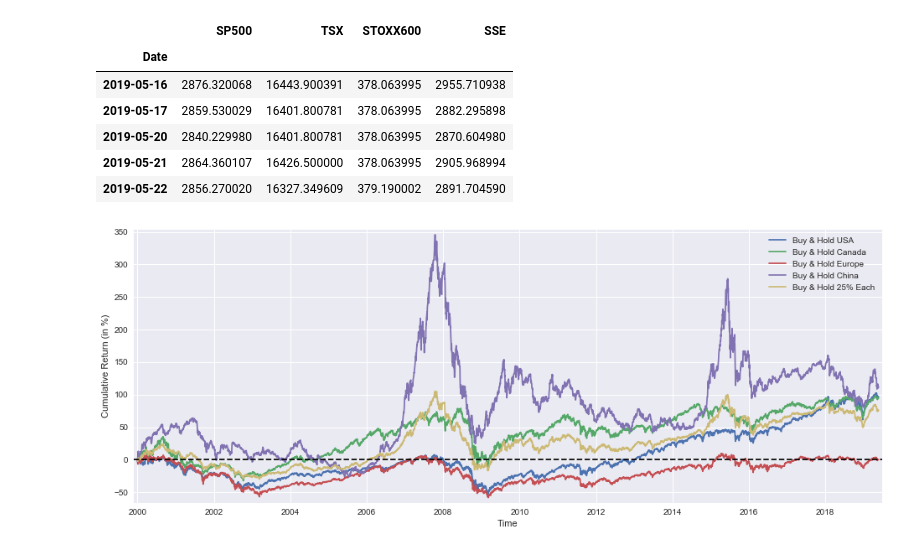
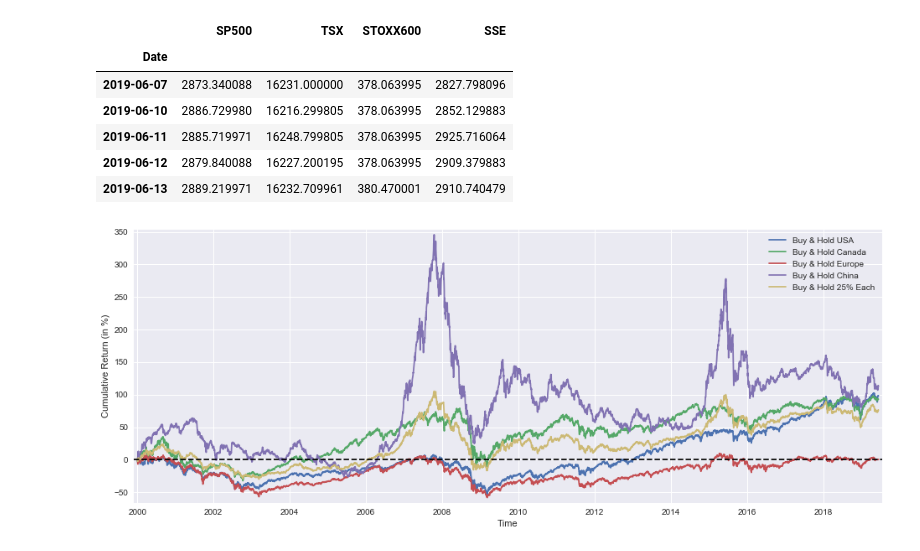
Before and after one commit to LongOnly/Quantitative-Notebooks, a Jupyter notebook: AssetAllocation.ipynb, the cells around one changed output. Cells and saved outputs as stored; diff of their text form; code cells hidden in the pictures.

```diff
--- a/AssetAllocation.ipynb
+++ b/AssetAllocation.ipynb
@@ -1,5 +1,5 @@
 # %%
-# python 3.7.3+
+# python 3.7
 # contact@leonardofilipe.com
 
 # For yahoo finance
@@ -33,39 +33,39 @@ def getdata(tickers,start,end,frequency):
             crumb = m.groupdict()['crumb']
     for ticker in tickers:
         url_str  = "https://query1.finance.yahoo.com/v7/finance/download/%s"
         url_str += "?period1=%s&period2=%s&interval=%s&events=history&crumb=%s"
         url = url_str % (ticker, start, end, frequency, crumb)
         res = requests.get(url, cookies={'B': cookie}).text
         OHLC[ticker] = pd.read_csv(io.StringIO(res), index_col=0,
                                    error_bad_lines=False).replace('null', np.nan).dropna()
         OHLC[ticker].index = pd.to_datetime(OHLC[ticker].index)
         OHLC[ticker] = OHLC[ticker].apply(pd.to_numeric)
     return OHLC
 
 # Assets under consideration
 tickers = ['%5EGSPTSE','%5EGSPC','%5ESTOXX','000001.SS']
 
 # If yahoo data retrieval fails, try until it returns something
 data = None
 while data is None:
     try:
-        data = getdata(tickers,'946685000','1558566000','1d')
+        data = getdata(tickers,'946685000','1560466800','1d')
     except:
          pass
 
 ICP = pd.DataFrame({'SP500':    data['%5EGSPC']['Adj Close'],
                     'TSX':      data['%5EGSPTSE']['Adj Close'],
                     'STOXX600': data['%5ESTOXX']['Adj Close'],
                     'SSE':      data['000001.SS']['Adj Close']}).fillna(method='ffill')
 ICP.tail()
 # %% [output]
 |  | SP500 | TSX | STOXX600 | SSE |
 | Date |  |  |  |  |
-| 2019-05-16 | 2876.320068 | 16443.900391 | 378.063995 | 2955.710938 |
-| 2019-05-17 | 2859.530029 | 16401.800781 | 378.063995 | 2882.295898 |
-| 2019-05-20 | 2840.229980 | 16401.800781 | 378.063995 | 2870.604980 |
-| 2019-05-21 | 2864.360107 | 16426.500000 | 378.063995 | 2905.968994 |
-| 2019-05-22 | 2856.270020 | 16327.349609 | 379.190002 | 2891.704590 |
+| 2019-06-07 | 2873.340088 | 16231.000000 | 378.063995 | 2827.798096 |
+| 2019-06-10 | 2886.729980 | 16216.299805 | 378.063995 | 2852.129883 |
+| 2019-06-11 | 2885.719971 | 16248.799805 | 378.063995 | 2925.716064 |
+| 2019-06-12 | 2879.840088 | 16227.200195 | 378.063995 | 2909.379883 |
+| 2019-06-13 | 2889.219971 | 16232.709961 | 380.470001 | 2910.740479 |
 # %%
 BuyHold_SP     = ICP['SP500']    /float(ICP['SP500'][:1])   -1
 BuyHold_TSX    = ICP['TSX']      /float(ICP['TSX'][:1])     -1
```
Also changed, not shown: parts of 5 cells of this notebook, 3 other files.
